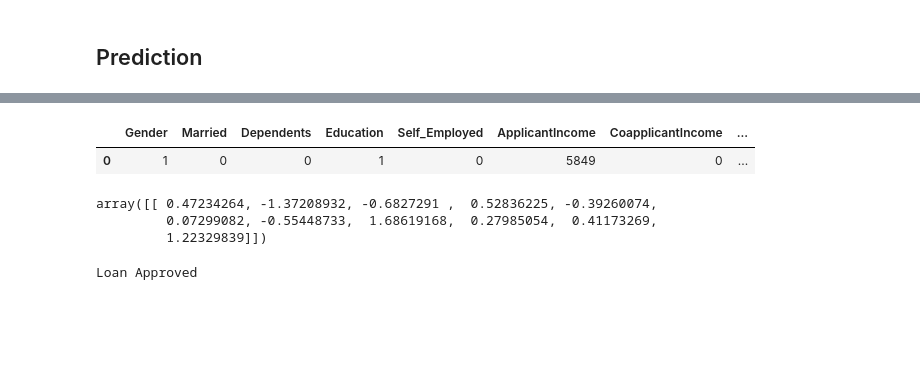
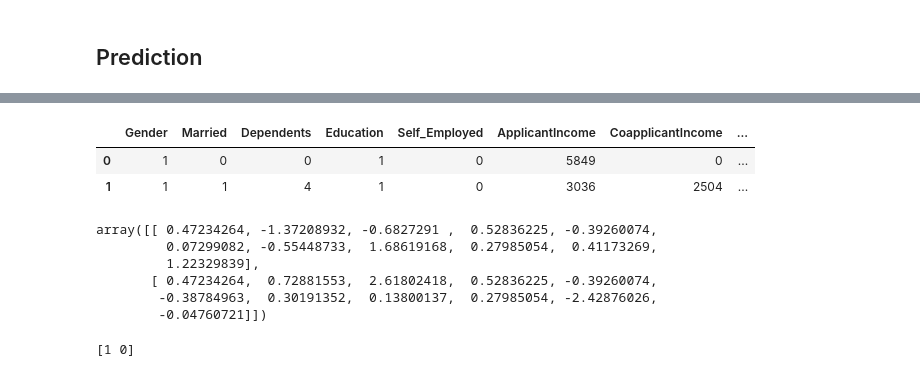
Before and after one commit to meetgandhii/LoanEligibilityChecker, a Jupyter notebook: Loan Status Prediction (1).ipynb, the cells around one changed output, grey strips where cells are left out. Saved outputs shown, nothing was run; the diff lists cells and outputs as text; code cells hidden in the pictures; blank space fills up the shorter version.

```diff
--- a/Loan Status Prediction (1).ipynb
+++ b/Loan Status Prediction (1).ipynb
@@ -495,22 +509,23 @@ prediction_df
 # %%
 prediction_df.replace({'Married':{'No':0,'Yes':1},'Gender':{'Male':1,'Female':0},'Self_Employed':{'No':0,'Yes':1},
-                 'Property_Area':{'Rural':0,'Semiurban':1,'Urban':2},'Education':{'Graduate':1,'Not Graduate':0}},inplace=True)
+                 'Property_Area':{'Rural':0,'Semi-Urban':1,'Urban':2},'Education':{'Graduate':1,'Non graduate':0}},inplace=True)
 prediction_df
 # %% [output]
 |  | Gender | Married | Dependents | Education | Self_Employed | ApplicantIncome | CoapplicantIncome | ... |
 | 0 | 1 | 0 | 0 | 1 | 0 | 5849 | 0 | ... |
+| 1 | 1 | 1 | 4 | 1 | 0 | 3036 | 2504 | ... |
 # %%
 std_data=scaler.transform(prediction_df)
 std_data
 # %% [output]
 array([[ 0.47234264, -1.37208932, -0.6827291 ,  0.52836225, -0.39260074,
          0.07299082, -0.55448733,  1.68619168,  0.27985054,  0.41173269,
-         1.22329839]])
+         1.22329839],
+       [ 0.47234264,  0.72881553,  2.61802418,  0.52836225, -0.39260074,
+        -0.38784963,  0.30191352,  0.13800137,  0.27985054, -2.42876026,
+        -0.04760721]])
 # %%
 result=model.predict(std_data)
-if result==1:
-  print("Loan Approved")
-else:
-  print("Loan Defaulted")
+print(result)
 # %% [output]
-Loan Approved
+[1 0]
```
Also changed, not shown: parts of 9 cells of this notebook, 1 other file.
